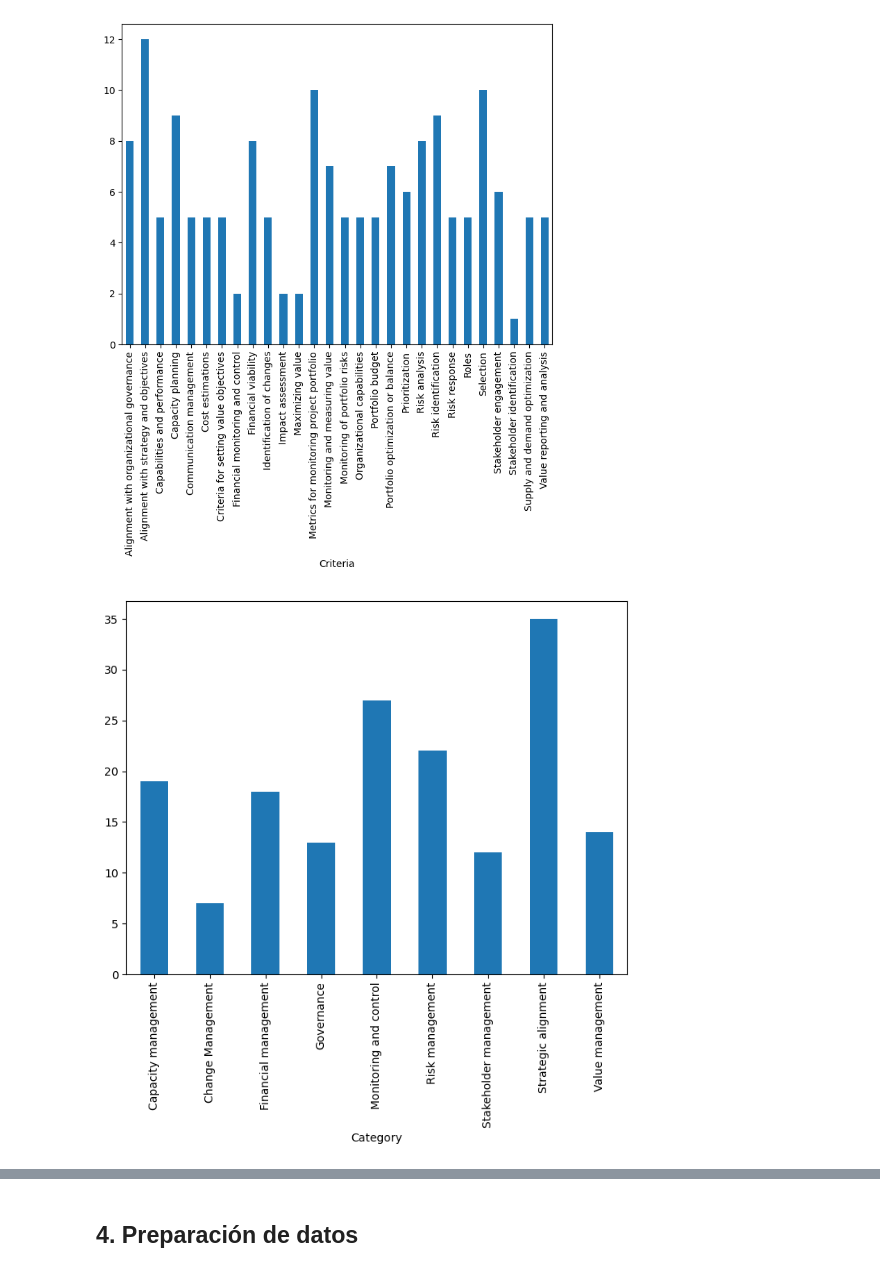
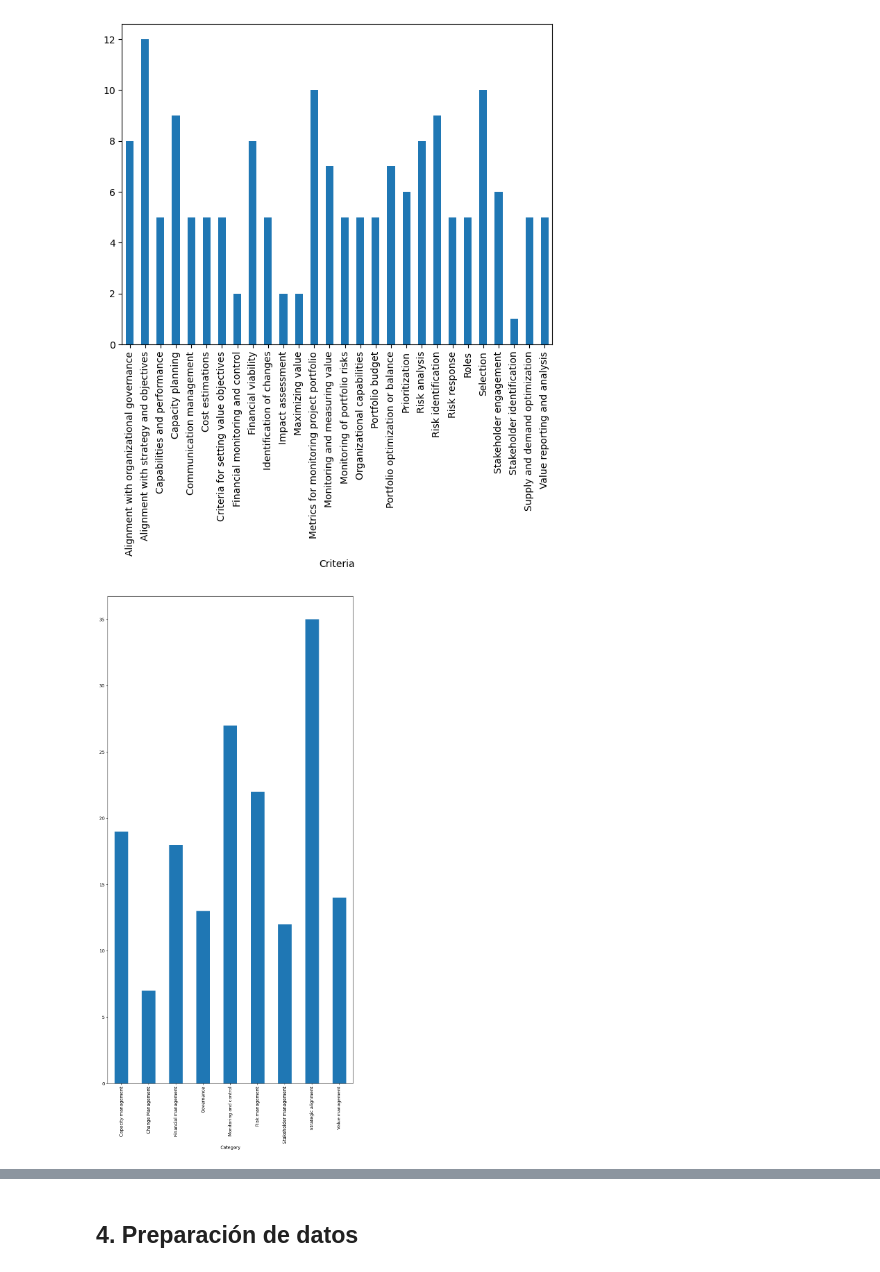
Before and after one commit to LeandroYara/Proyecto-de-grado_Clasificacion-de-portafolios, a Jupyter notebook: AnalisisModelo.ipynb, the cells around one changed output, grey strips where cells are left out. Drawn from its saved outputs; the diff is of its cells as text; code cells hidden in the pictures.

```diff
--- a/AnalisisModelo.ipynb
+++ b/AnalisisModelo.ipynb
@@ -58,7 +58,7 @@ scopusData.head()
 | 4 | Giuffrè M.; Shung D.L. | Giuffrè, Mauro (57210704630); Shu... | 57210704630; 56447050200 | Harnessing the power of synthetic... | 2023 | npj Digital Medicine | 6 | 1 | 186 | ... |
 5 rows × 46 columns
 # %%
-originalFrameworkData = pd.read_csv('data/verifiedArticles.csv', sep=',', encoding = 'ANSI')
+originalFrameworkData = pd.read_csv('data/verifiedArticles.csv', sep=',', encoding = 'utf-8')
 originalFrameworkData.head()
 # %% [output]
 |  | Title | Link | Abstract | Name | Category | Criteria |
@@ -193,8 +203,8 @@ plt.show()
 # %% [output]
 [figure]
 # %%
-fig = plt.figure(figsize=(8,6))
+fig = plt.figure(figsize=(10,20))
 originalFrameworkData.groupby('Category').Abstract.count().plot.bar(ylim=0)
 plt.show()
 # %% [output]
-[figure, old version]
+[figure, new version]
```
Also changed, not shown: parts of 19 cells of this notebook, 22 other files.
